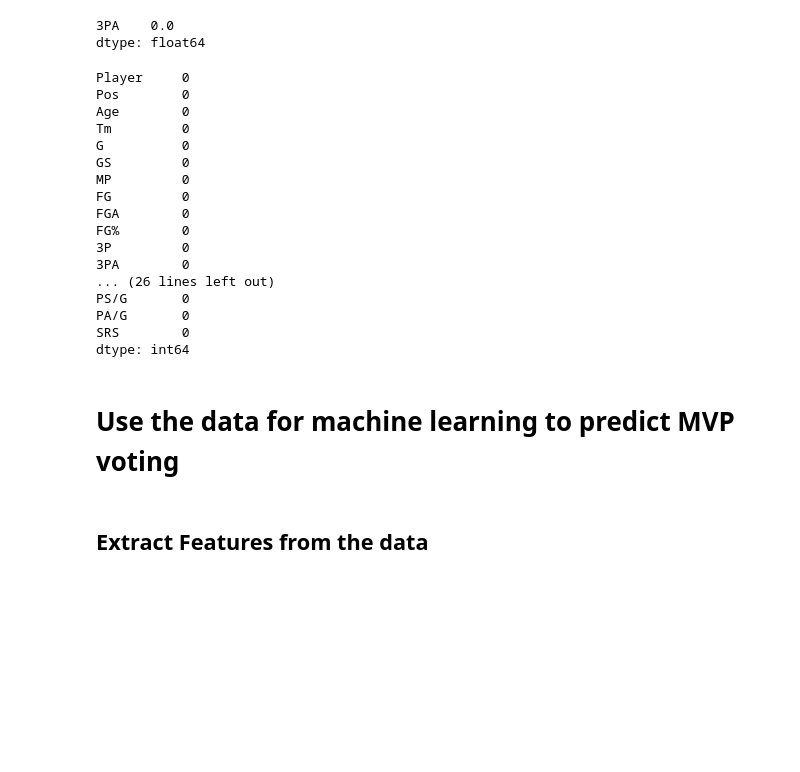
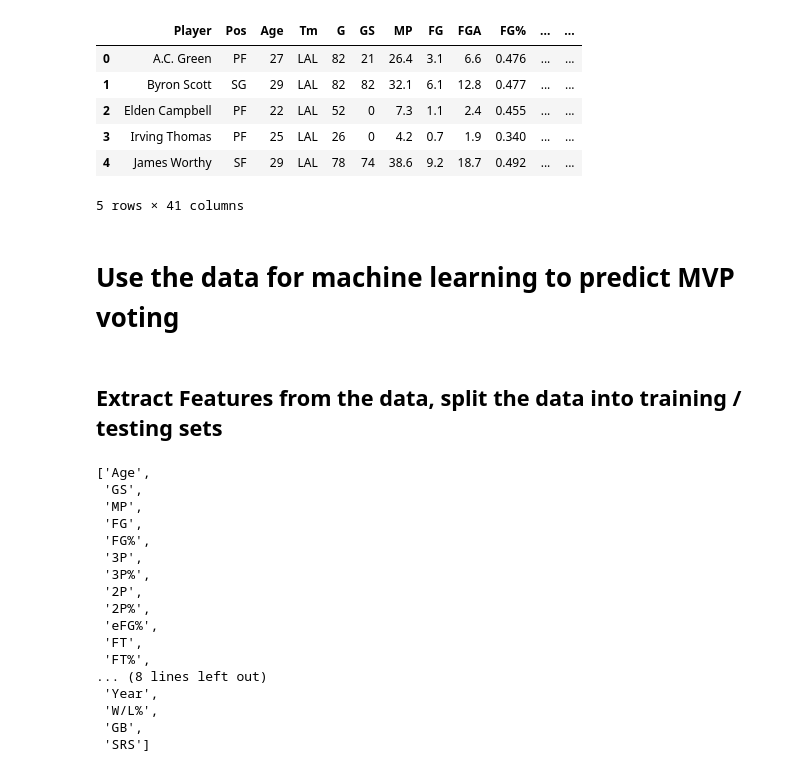
Before and after one commit to DunnyBunny1/HoopProphet, a Jupyter notebook: notebooks/machine_learning.ipynb, the cells around one changed output. Cells and saved outputs as stored; diff of their text form; code cells hidden in the pictures; blank space fills up the shorter version.

```diff
--- a/notebooks/machine_learning.ipynb
+++ b/notebooks/machine_learning.ipynb
@@ -54,34 +3,16 @@ dtype: int64
-# %%
-null_shooters : pd.DataFrame = stats_dataframe[pd.isnull(stats_dataframe['3P%'])]
-null_shooters[['3PA']].sum()
-# %% [output]
-3PA    0.0
-dtype: float64
-# %%
-# The null values are only in the shooting % columns
-# Players who attempted 0 shots have null shooting percentages
-# Replace any missing or null values with 0
-stats_dataframe.fillna(0, inplace=True)
-pd.isnull(stats_dataframe).sum()
-# %% [output]
-Player     0
-Pos        0
-Age        0
-Tm         0
-G          0
-GS         0
-MP         0
-FG         0
-FGA        0
-FG%        0
-3P         0
-3PA        0
-... (26 lines left out)
-PS/G       0
-PA/G       0
-SRS        0
-dtype: int64
+# %%
+stats_df = pd.read_csv('../data/full_player_data_1991-2022.csv')
+# %%
+stats_df.head(5)
+# %% [output]
+|  | Player | Pos | Age | Tm | G | GS | MP | FG | FGA | FG% | ... | ... |
+| 0 | A.C. Green | PF | 27 | LAL | 82 | 21 | 26.4 | 3.1 | 6.6 | 0.476 | ... | ... |
+| 1 | Byron Scott | SG | 29 | LAL | 82 | 82 | 32.1 | 6.1 | 12.8 | 0.477 | ... | ... |
+| 2 | Elden Campbell | PF | 22 | LAL | 52 | 0 | 7.3 | 1.1 | 2.4 | 0.455 | ... | ... |
+| 3 | Irving Thomas | PF | 25 | LAL | 26 | 0 | 4.2 | 0.7 | 1.9 | 0.340 | ... | ... |
+| 4 | James Worthy | SF | 29 | LAL | 78 | 74 | 38.6 | 9.2 | 18.7 | 0.492 | ... | ... |
+5 rows × 41 columns
 # %% [markdown]
 # Use the data for machine learning to predict MVP voting
 # %% [markdown]
-## Extract Features from the data
+## Extract Features from the data, split the data into training / testing sets
@@ -102,2 +19,38 @@ target = 'Share'
+# %%
+numeric_cols = ['Age', 'G', 'GS', 'MP', 'FG', 'FGA', 'FG%', '3P', '3PA', '3P%', '2P', '2PA', '2P%', 'eFG%', 'FT', 'FTA', 'FT%', 'ORB', 'DRB', 'TRB', 'AST', 'STL', 'BLK', 'TOV', 'PF', 'PTS', 'Year','Pts Won', 'Pts Max', 'Share', 'W', 'L', 'W/L%', 'GB', 'PS/G','PA/G', 'SRS']
+# Share = MVP Voting Share - the target of our supervised regression
+target = 'Share'
+
+# Leave out the "Pts Max" and "Pts Won" columns, since these go into computing "Share" (the target feature)
+target_related_features = ['Pts Won', 'Pts Max']
+
+# Exclude columns that are highly related to other columns (ex. team losses are the complement of team wins (82 - wins) so W and L can be replaced by W/L%, 2PA can be computed by 2P and 2P%, etc.)
+collinear_features = ['G', 'FGA', '3PA', '2PA', 'FTA', 'DRB', 'W','L', 'PS/G', 'PA/G' ]
+
+# Filter the numeric columns to only extract our desired features
+prediction_features = []
+for col in numeric_cols:
+    if (col != target) and (col not in target_related_features) and (col not in collinear_features):
+        prediction_features.append(col)
+
+prediction_features
+# %% [output]
+['Age',
+ 'GS',
+ 'MP',
+ 'FG',
+ 'FG%',
+ '3P',
+ '3P%',
+ '2P',
+ '2P%',
+ 'eFG%',
+ 'FT',
+ 'FT%',
+... (8 lines left out)
+ 'Year',
+ 'W/L%',
+ 'GB',
+ 'SRS']
 # %%
 # Use the data from every NBA season 1991 -2022 as training data
```
Also changed, not shown: parts of 37 cells of this notebook, 7 other files.
